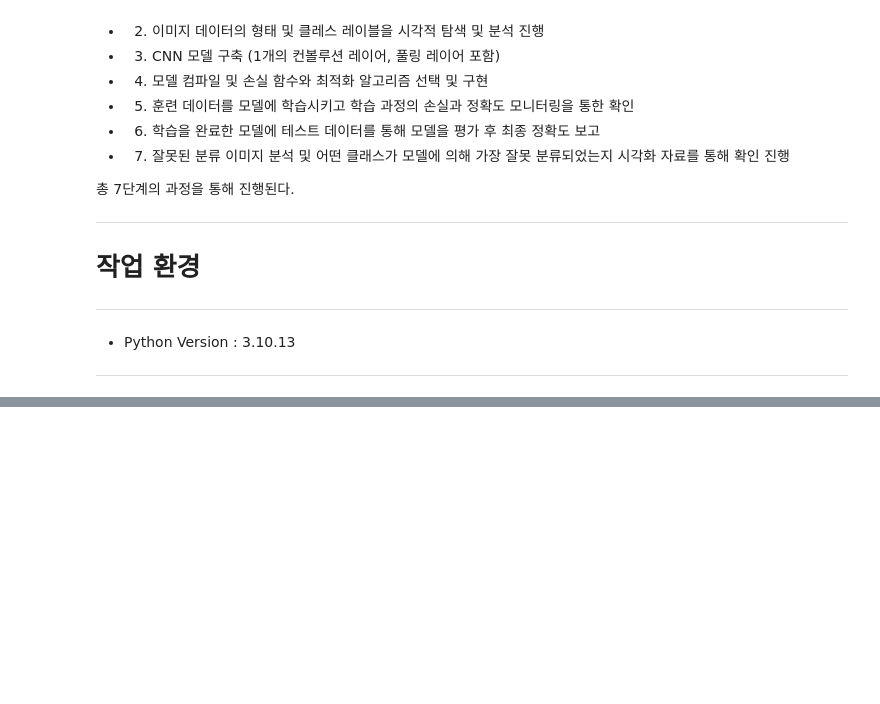
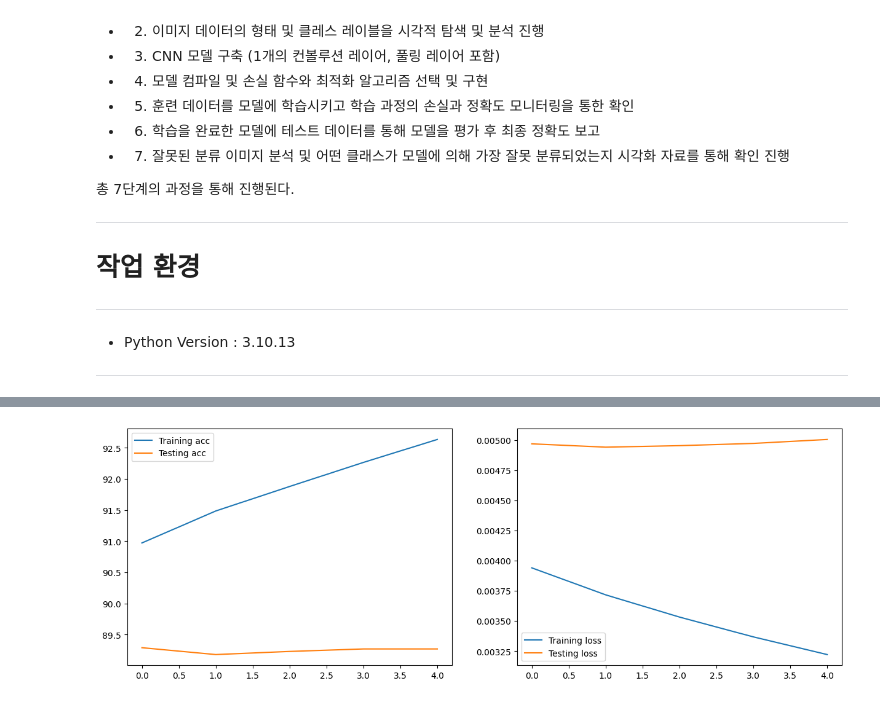
Before and after one commit to Konkuk-Univ-Glocal-Campus/introai202401-midterm-LeeEulHo, a Jupyter notebook: CNN_classification_202121859 copy.ipynb, the cells around one changed output, grey strips where cells are left out. Cells and saved outputs as stored; diff of their text form; code cells hidden in the pictures; blank space fills up the shorter version.

```diff
--- a/CNN_classification_202121859 copy.ipynb
+++ b/CNN_classification_202121859 copy.ipynb
@@ -328,0 +116,30 @@ Epoch 10/10: Train Loss: 0.0178, Train Acc: 10.37%, Test Loss: 0.0173, Test Acc:
+# %%
+#3. CNN 모델 구축 (1개의 컨볼루션 레이어, 풀링 레이어 포함)
+
+# 파이토치(PyTorch)를 사용하여 간단한 신경망 모델을 정의하고, 그 구조를 요약해서 출력하는 과정을 설명
+import torch.nn as nn # 파이토치의 신경망 모듈(nn)을 임포트
+%pip install torchsummary # 신경망 모델의 요약 정보를 제공하는 torchsummary 라이브러리를 설치
+from torchsummary import summary # 설치된 torchsummary에서 summary 함수를 임포트
+
+class CNN_model(nn.Module): # nn.Module을 상속받는 CNN_model라는 새로운 클래스를 정의하는데 nn.Module은 파이토치에서 모든 신경망 모듈의 기본 클래스
+    def __init__(self): # 클래스의 생성자로, CNN_model 객체가 생성될 때 초기화 과정을 정의
+        super(CNN_model, self).__init__() # 상위 클래스인 nn.Module의 생성자를 호출하여 클래스를 적절히 초기화
+        self.conv = nn.Conv2d(in_channels=1,out_channels=9,kernel_size=(5,5)) # 입력 채널이 1개, 출력 채널이 9개인 2D 컨볼루션 레이어를 정의하고, 이를 객체의 conv 속성으로 할당 (커널사이즈 5x5)
+        self.max_pool = nn.MaxPool2d(kernel_size=2) # 풀링 레이어 추가
+        self.flatten = nn.Flatten() # 다차원 입력을 1차원 배열로 변환하는 Flatten 레이어를 정의하고, flatten 속성으로 할당
+        self.fc = nn.Linear(5184,10) # 5,184개의 입력 특성을 10개의 출력 특성으로 변환하는 완전 연결 레이어(또는 선형 레이어)를 정의하고, fc 속성으로 할당
+
+    def forward(self, x): # 모델의 순전파를 정의하는 메서드로 입력 텐서 x가 모델을 통과하는 과정을 설명
+        if x.dim() == 5 and x.size(2) == 1:  # 입력 x의 차원이 예상치 못한 추가 차원을 포함하는 경우, 해당 차원을 제거
+            x = x.squeeze(2)
+        x = nn.functional.relu(self.conv(x)) # 정의된 컨볼루션 레이어를 입력 x에 적용한 후 ReLU 활성화 함수를 적용
+        x = self.flatten(x) # ReLU의 출력을 flatten 레이어를 통해 평탄화
+        x = nn.functional.log_softmax(self.fc(x),dim=1) # 평탄화된 벡터를 fc 레이어에 적용하고, 결과를 로그 소프트맥스 함수를 통해 처리하는데 이 함수는 다중 클래스 분류 문제에 대한 확률을 계산할 때 사용
+
+        return x  # The final processed tensor x, which contains the log probabilities of the classes, is returned from the forward method. This output can be used by a loss function during training to compute the error and update the model weights
+
+# Create an instance of the network
+net = CNN_model() # OneConv 클래스의 인스턴스를 생성
+
+# Print the summary of the model
+summary(net,input_size=(1,1,28,28)) # 생성된 모델 net의 요약 정보를 출력하는데 여기서 input_size는 모델이 기대하는 입력 데이터의 크기를 (채널 수, 높이, 너비) 형식으로 지정
@@ -328,0 +247,12 @@ Epoch 10/10: Train Loss: 0.0178, Train Acc: 10.37%, Test Loss: 0.0173, Test Acc:
+# %%
+#5. 훈련 데이터를 모델에 학습시키고 학습 과정의 손실과 정확도 모니터링을 통한 확인
+
+# train 함수를 호출하여 신경망 모델 net을 학습시키는데 학습 데이터 로더 train_loader, 테스트 데이터 로더 test_loader를 사용하고, 총 5 에폭(epoch) 동안 학습을 수행하고 학습 과정에서 계산된 손실과 정확도 같은 통계 정보를 hist 변수에 저장
+hist = train(net, train_loader, test_loader, epochs=5)
+
+if hist is None: # train 함수에서 반환된 hist가 None인지 확인하는데 None은 학습 과정에서 오류가 발생했거나 예외가 처리되었음을 의미할 수 있음
+    print("Training did not return any history.") # 만약 hist가 None이면, "학습이 어떠한 기록도 반환하지 않았습니다."라는 메시지를 출력하는데 이는 학습 과정에서 문제가 발생했음을 사용자에게 알리는 역할
+
+else: # 만약 hist가 None이 아니라 유효한 데이터가 있으면
+    plot_results(hist) # plot_results 함수를 호출하여 hist에 저장된 학습 결과(손실과 정확도 등)를 시각화하는데 이 함수는 일반적으로 matplotlib 같은 라이브러리를 사용하여 그래프를 그리고, 모델의 학습 진행 상황을 보여줌
+# %% [output]
@@ -329,3 +264,4 @@ Epoch 10/10: Train Loss: 0.0178, Train Acc: 10.37%, Test Loss: 0.0173, Test Acc:
+[figure, added]
 # %%
 #6. 학습을 완료한 모델에 테스트 데이터를 통해 모델을 평가 후 최종 정확도 보고
 # %%
```
Also changed, not shown: parts of 14 cells of this notebook, 12 other files.
